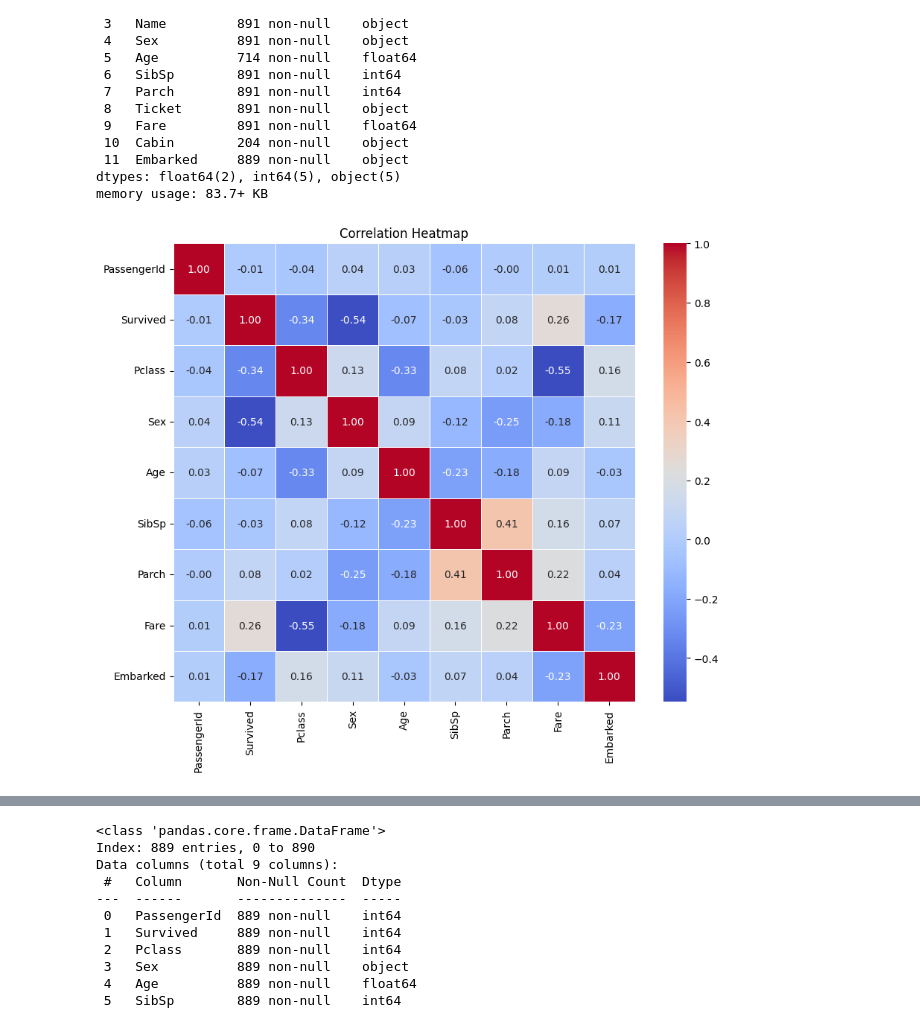
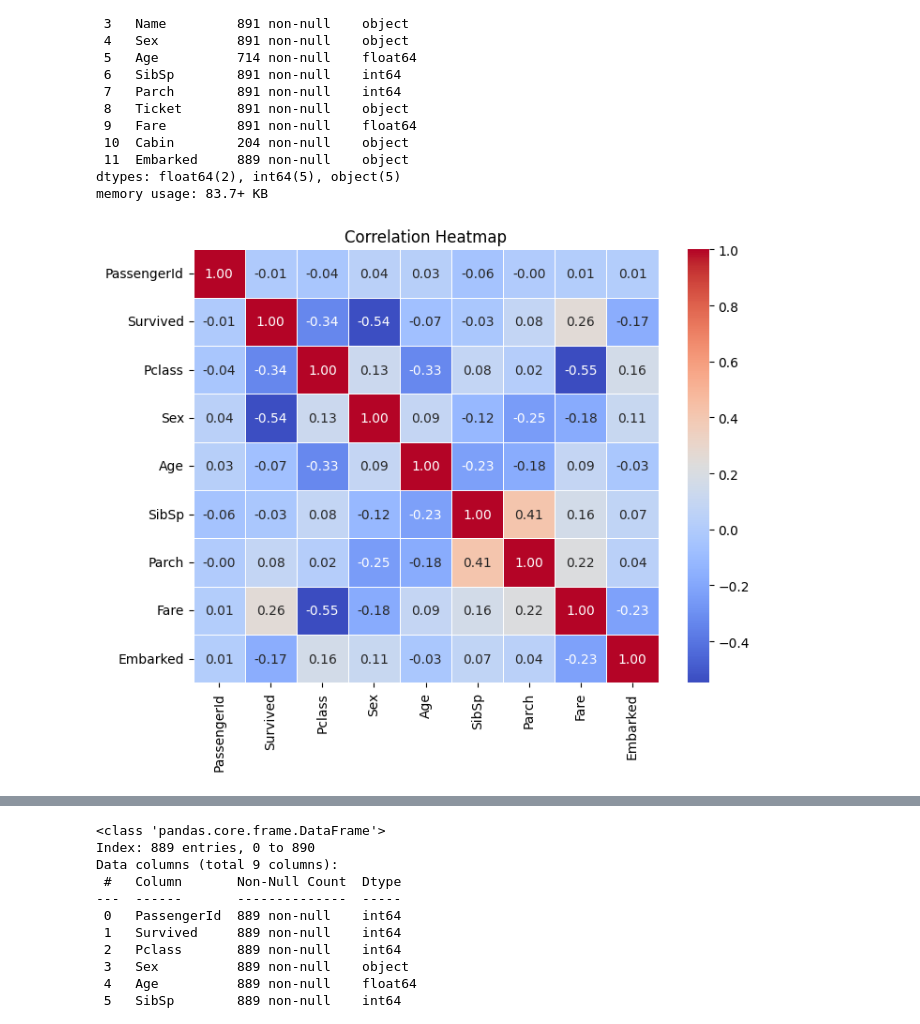
Before and after one commit to bhushan-ssh/Titanic_Survival_Prediction, a Jupyter notebook: Titanic_Survival_Prediction.ipynb, the cells around one changed output, grey strips where cells are left out. Cells and saved outputs as stored; diff of their text form; code cells hidden in the pictures.

```diff
--- a/Titanic_Survival_Prediction.ipynb
+++ b/Titanic_Survival_Prediction.ipynb
@@ -47,21 +47,21 @@ memory usage: 83.7+ KB
 # %%
 numeric_df = df.select_dtypes(include=['number'])
 corr_matrix = numeric_df.corr()
 
 
-plt.figure(figsize=(10, 8))
+plt.figure(figsize=(8, 6))
 sns.heatmap(
     corr_matrix,
     annot=True,
     cmap='coolwarm',
     fmt=".2f",
     linewidths=0.5
 )
 
 plt.title("Correlation Heatmap")
 plt.show()
 # %% [output]
-[figure, old version]
+[figure, new version]
 # %%
 corr = df.corr(numeric_only=True)["Survived"].sort_values(ascending=False)
 
```
Also changed, not shown: parts of 6 cells of this notebook.
